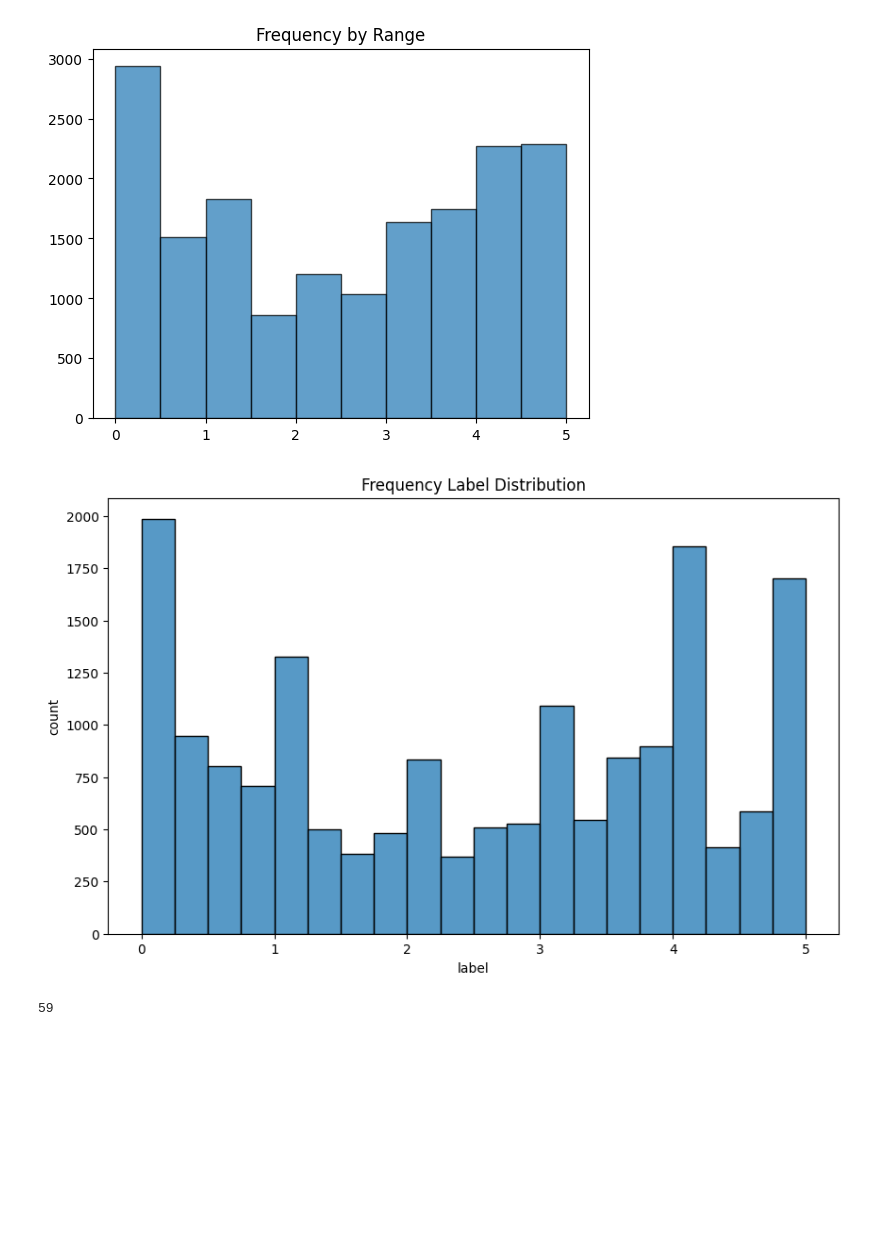
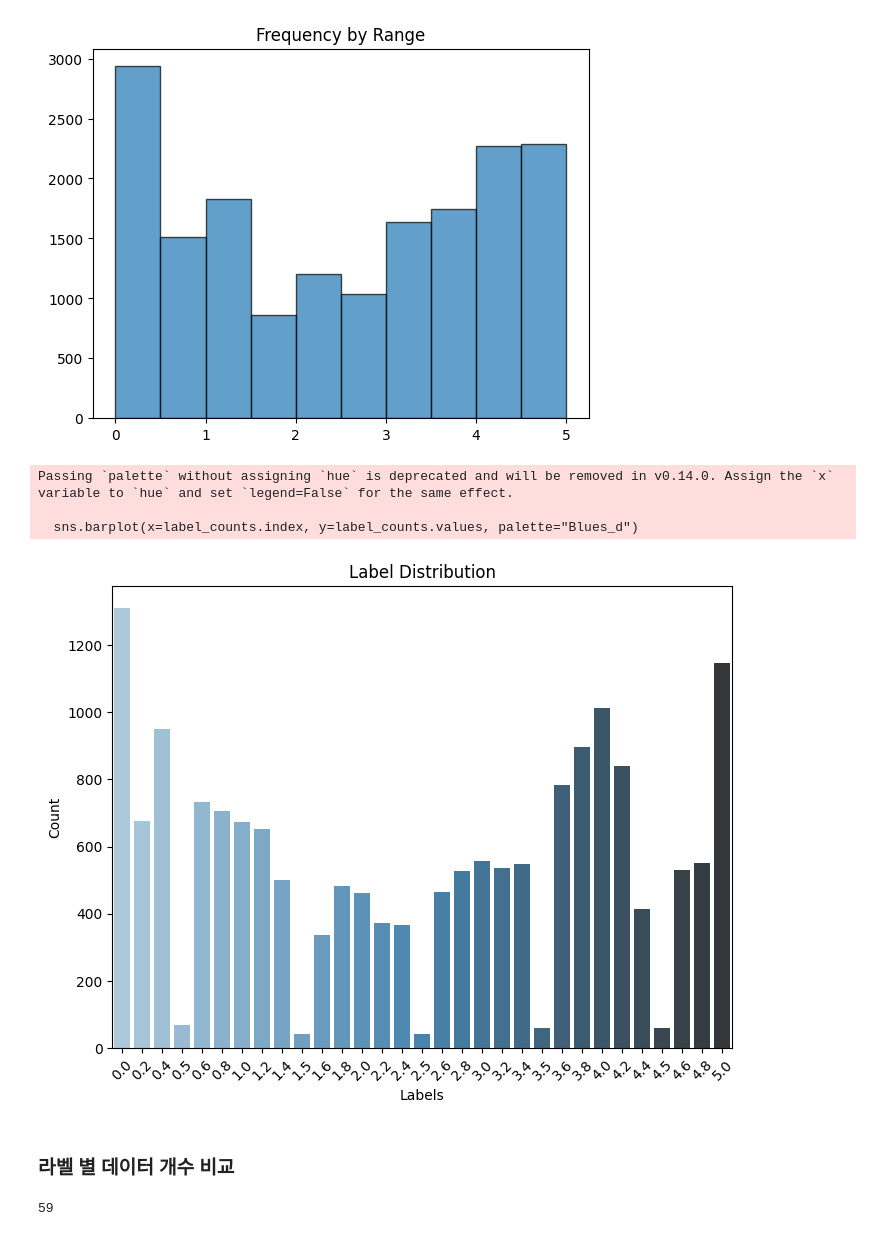
Before and after one commit to gunny97/nlp-8-toy, a Jupyter notebook: preprocessing/v4_spellcheck.ipynb, the cells around one changed output. Cells and saved outputs as stored; diff of their text form; code cells hidden in the pictures; blank space fills up the shorter version.

```diff
--- a/preprocessing/v4_spellcheck.ipynb
+++ b/preprocessing/v4_spellcheck.ipynb
@@ -702,17 +712,33 @@ plt.show()
 # %% [output]
 [0.  0.5 1.  1.5 2.  2.5 3.  3.5 4.  4.5 5.  5.5]
 [figure]
-# %%
-import seaborn as sns
-
-plt.figure(figsize=(10, 6))
-sns.histplot(v4_data['label'], bins=20)
-plt.title("Frequency Label Distribution")
-plt.xlabel("label")
-plt.ylabel("count")
-plt.show()
-# %% [output]
-[figure, removed]
+# %%
+import pandas as pd
+import seaborn as sns
+import matplotlib.pyplot as plt
+
+# 각 라벨 값의 개수를 집계
+label_counts = v4_data['label'].value_counts().sort_index()
+
+# 시각화
+plt.figure(figsize=(8, 6))
+sns.barplot(x=label_counts.index, y=label_counts.values, palette="Blues_d")
+
+# 그래프 설정
+plt.title('Label Distribution')
+plt.xlabel('Labels')
+plt.ylabel('Count')
+plt.xticks(rotation=45)
+
+# 그래프 출력
+plt.show()
+# %% [output]
+Passing `palette` without assigning `hue` is deprecated and will be removed in v0.14.0. Assign the `x` variable to `hue` and set `legend=False` for the same effect.
+
+  sns.barplot(x=label_counts.index, y=label_counts.values, palette="Blues_d")
+[figure, added]
+# %% [markdown]
+### 라벨 별 데이터 개수 비교
 # %%
 len(v4_data[v4_data['label']==4.5])
 # %% [output]
```
Also changed, not shown: parts of 13 cells of this notebook.
